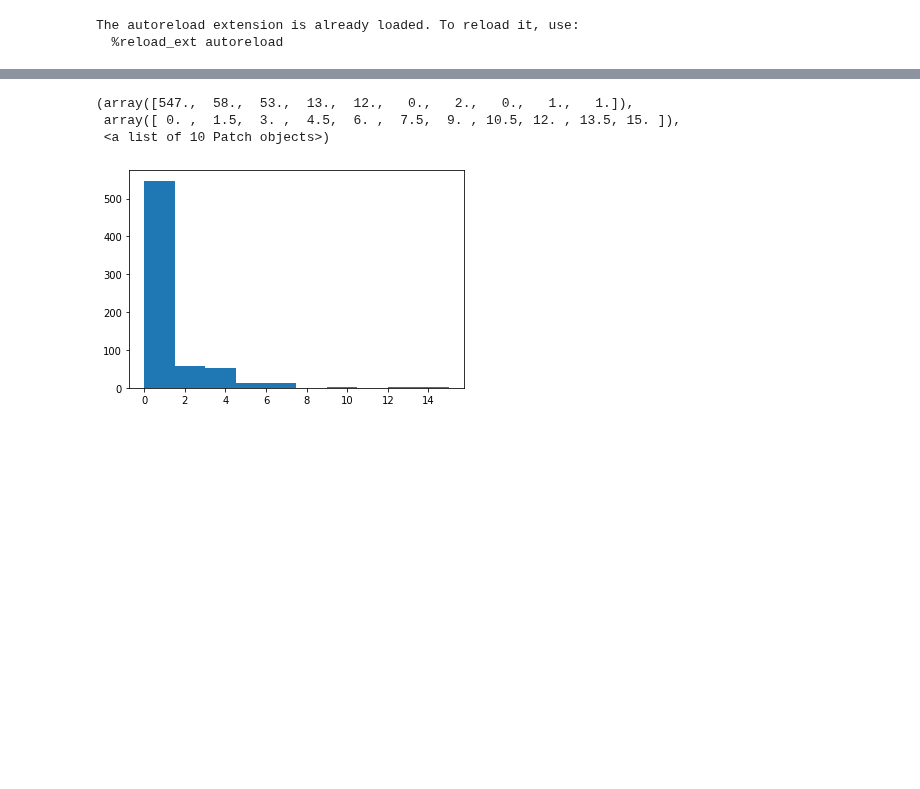
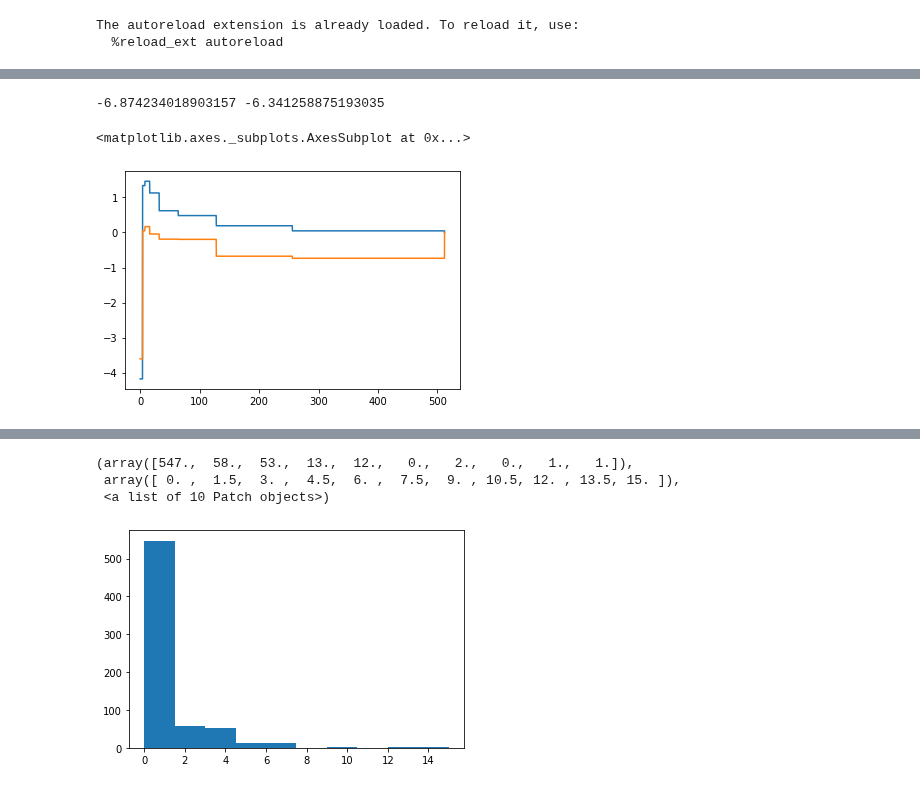
Before and after one commit to diegoarri91/mmd-glm, a Jupyter notebook: cool_stuff/improve_generalization_hysell.ipynb, the cells around one changed output, grey strips where cells are left out. Cells and saved outputs as stored; diff of their text form; code cells hidden in the pictures; blank space fills up the shorter version.

```diff
--- a/cool_stuff/improve_generalization_hysell.ipynb
+++ b/cool_stuff/improve_generalization_hysell.ipynb
@@ -33,3 +38,5 @@ l = os.listdir(path)
 cd = CellData(path + l[2])
 
 # thelo 0, 2!
+# %%
+cd.df['next'] = np.append(cd.df.trigger.diff().values[1:], np.nan)
@@ -35,0 +113,16 @@ cd = CellData(path + l[2])
+# %%
+# TorchGLM.metrics = fun_metrics_ml
+
+glm = TorchGLM(u0=-4, eta=eta.copy())
+# glm.metrics = fun_metrics_ml
+optim = Adam(glm.parameters(), lr=lr)
+loss_ml, metrics_ml = glm.train(st_dc.t, st_dc.mask, optim=optim, num_epochs=num_epochs, verbose=True,
+                                n_batch_fr=n_batch_fr, metrics=fun_metrics_ml)
+
+_, r_val_dc_ml = glm.sample_conditioned(st_val.t, st_val.mask)
+r_val_dc_ml = np.mean(r_val_dc_ml, 1)
+_, r_fr_ml, mask_spikes_fr_ml = glm.sample(st_val.t, shape=(st_val.mask.shape[1],))
+# st_fr_ml = SpikeTrain(st_val.t, mask_spikes_fr_ml[:, np.random.choice(n_batch_fr, size=)])
+st_fr_ml = SpikeTrain(st_val.t, mask_spikes_fr_ml)
+mean_r_fr_ml = np.mean(r_fr_ml, 1)
+sum_r_fr_ml = np.sum(r_fr_ml, 1)
@@ -35,0 +220,9 @@ cd = CellData(path + l[2])
+# %%
+print(glm.u0, mmdglm.u0)
+fig, ax = plt.subplots()
+glm.eta.plot(ax=ax)
+mmdglm.eta.plot(ax=ax)
+# %% [output]
+-6.874234018903157 -6.341258875193035
+<matplotlib.axes._subplots.AxesSubplot at 0x...>
+[figure, added]
```
Also changed, not shown: parts of 17 cells of this notebook, 11 other files.
